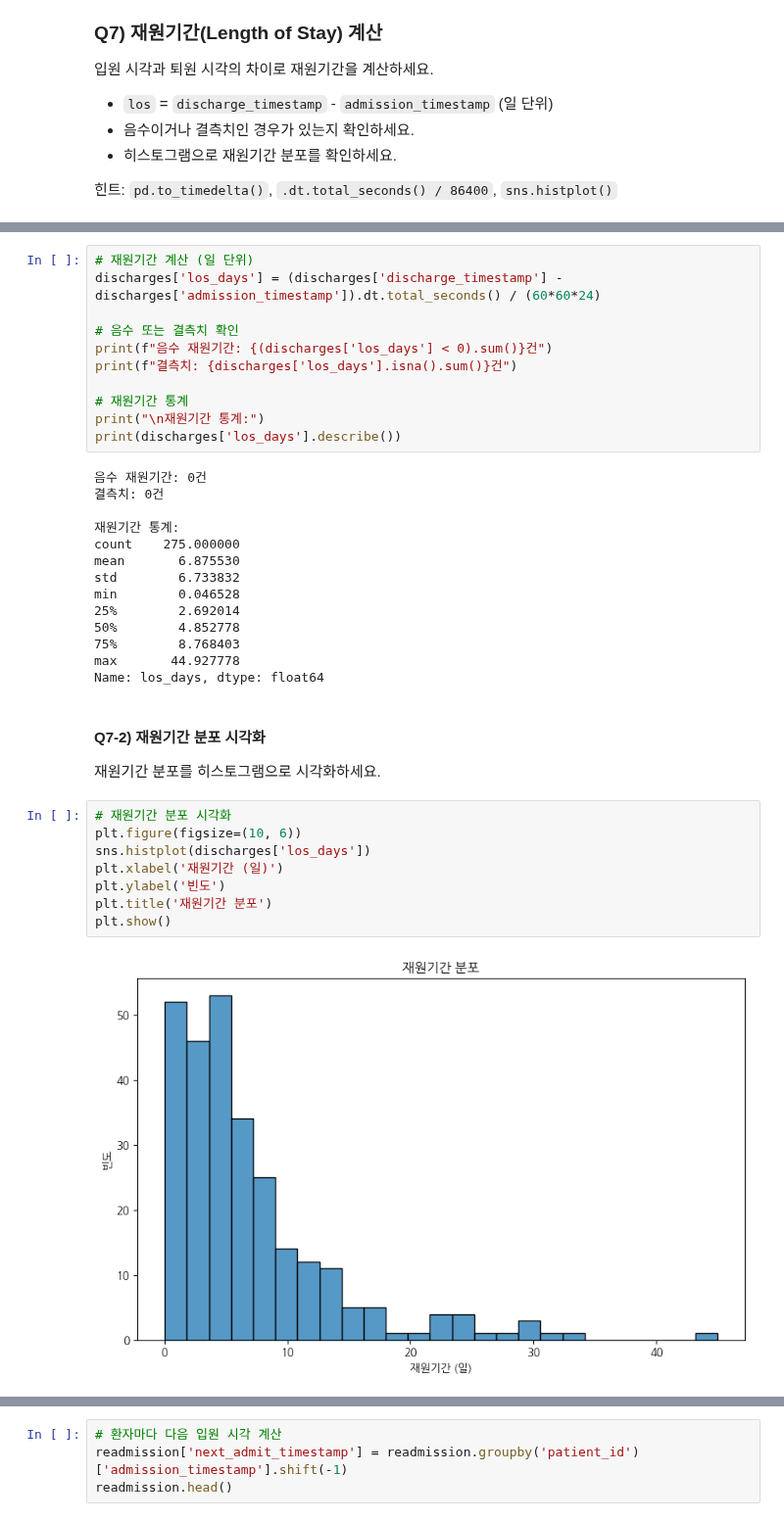
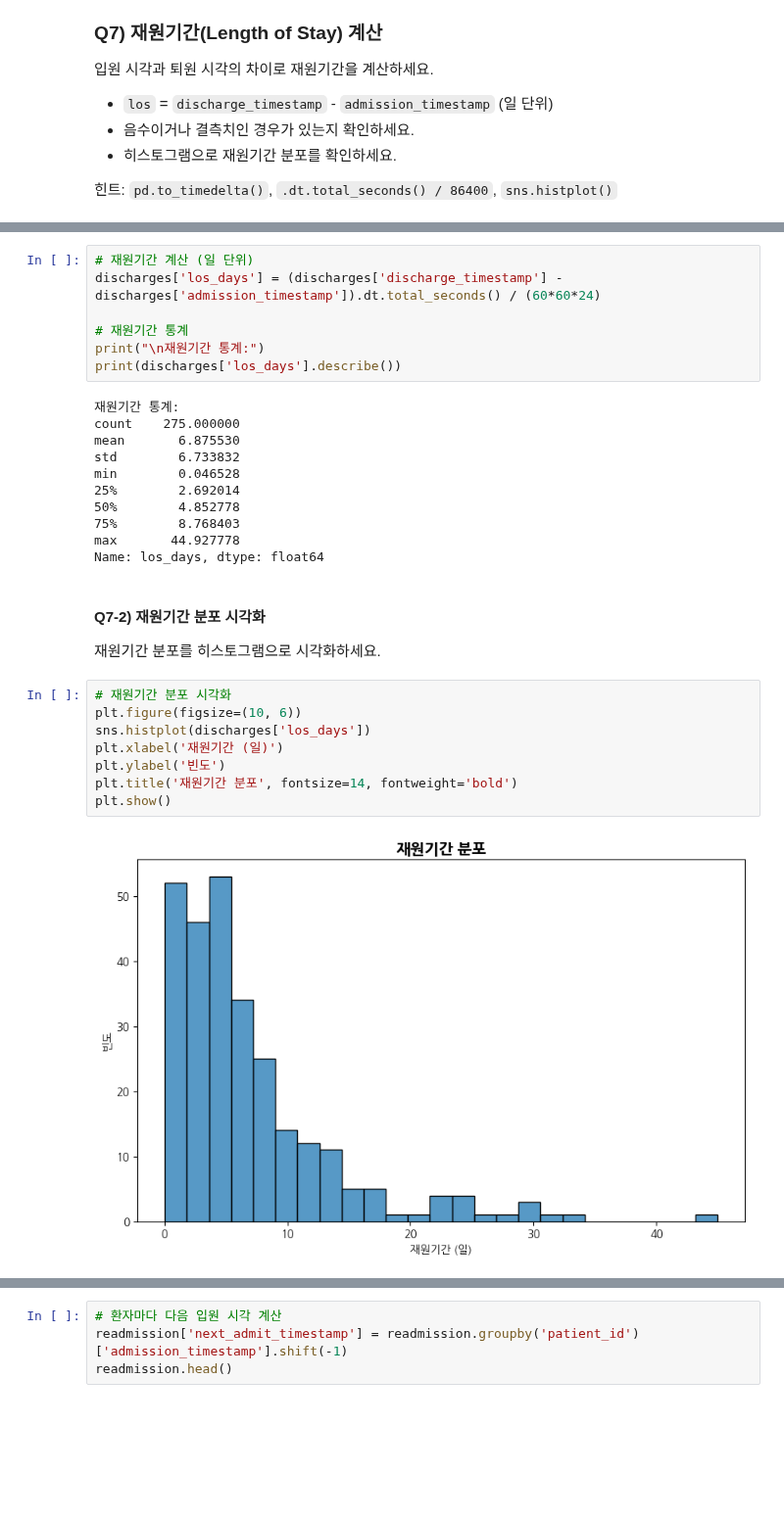
Before and after one commit to sarahjang15/MIMIC-IV_Data_Analysis, a Jupyter notebook: MIMIC_IV_Tutorial.ipynb, the cells around one changed output, grey strips where cells are left out. Shown at 98% size. Saved outputs shown, nothing was run; the diff lists cells and outputs as text; blank space fills up the shorter version.

```diff
--- a/MIMIC_IV_Tutorial.ipynb
+++ b/MIMIC_IV_Tutorial.ipynb
@@ -405,17 +402,10 @@ print("응급실에 갔다가 입원은 따로 하지 않은 건수:", transfers
 # 재원기간 계산 (일 단위)
 discharges['los_days'] = (discharges['discharge_timestamp'] - discharges['admission_timestamp']).dt.total_seconds() / (60*60*24)
 
-# 음수 또는 결측치 확인
-print(f"음수 재원기간: {(discharges['los_days'] < 0).sum()}건")
-print(f"결측치: {discharges['los_days'].isna().sum()}건")
-
 # 재원기간 통계
 print("\n재원기간 통계:")
 print(discharges['los_days'].describe())
 # %% [output]
-음수 재원기간: 0건
-결측치: 0건
-
 재원기간 통계:
 count    275.000000
 mean       6.875530
@@ -433,13 +423,13 @@ Name: los_days, dtype: float64
 # %%
 # 재원기간 분포 시각화
 plt.figure(figsize=(10, 6))
 sns.histplot(discharges['los_days'])
 plt.xlabel('재원기간 (일)')
 plt.ylabel('빈도')
-plt.title('재원기간 분포')
+plt.title('재원기간 분포', fontsize=14, fontweight='bold')
 plt.show()
 # %% [output]
-[figure, old version]
+[figure, new version]
 # %% [markdown]
 ### Q8) 재입원률 계산
 
```
Also changed, not shown: parts of 35 cells of this notebook.
